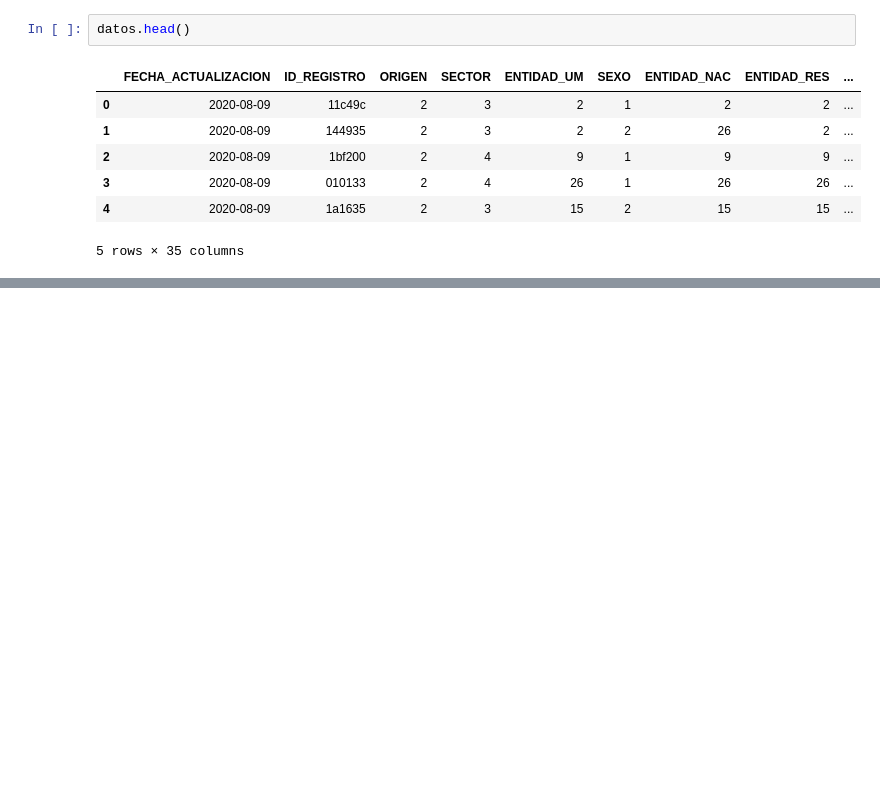
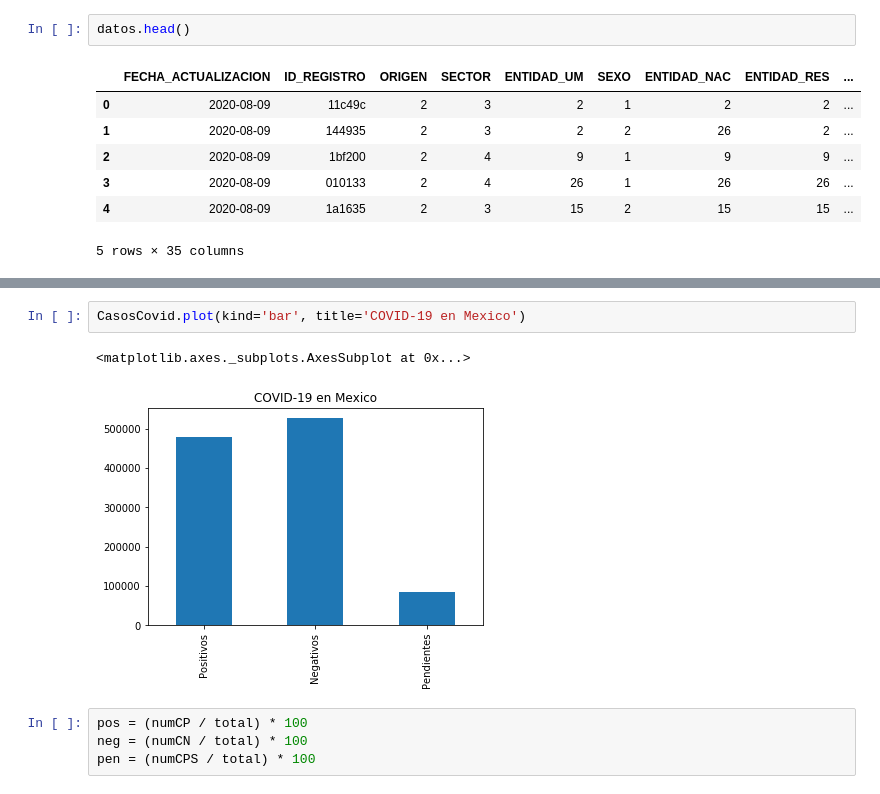
Before and after one commit to Francisco-Freyre/unidad_6_proyecto, a Jupyter notebook: Analisis_covid19.ipynb, the cells around one changed output, grey strips where cells are left out. Drawn from its saved outputs; the diff is of its cells as text; blank space fills up the shorter version.

```diff
--- a/Analisis_covid19.ipynb
+++ b/Analisis_covid19.ipynb
@@ -98,0 +131,9 @@ memory usage: 199.9+ MB
+# %%
+CasosCovid.plot(kind='bar', title='COVID-19 en Mexico')
+# %% [output]
+<matplotlib.axes._subplots.AxesSubplot at 0x...>
+[figure, added]
+# %%
+pos = (numCP / total) * 100
+neg = (numCN / total) * 100
+pen = (numCPS / total) * 100
```
Also changed, not shown: parts of 31 cells of this notebook.
